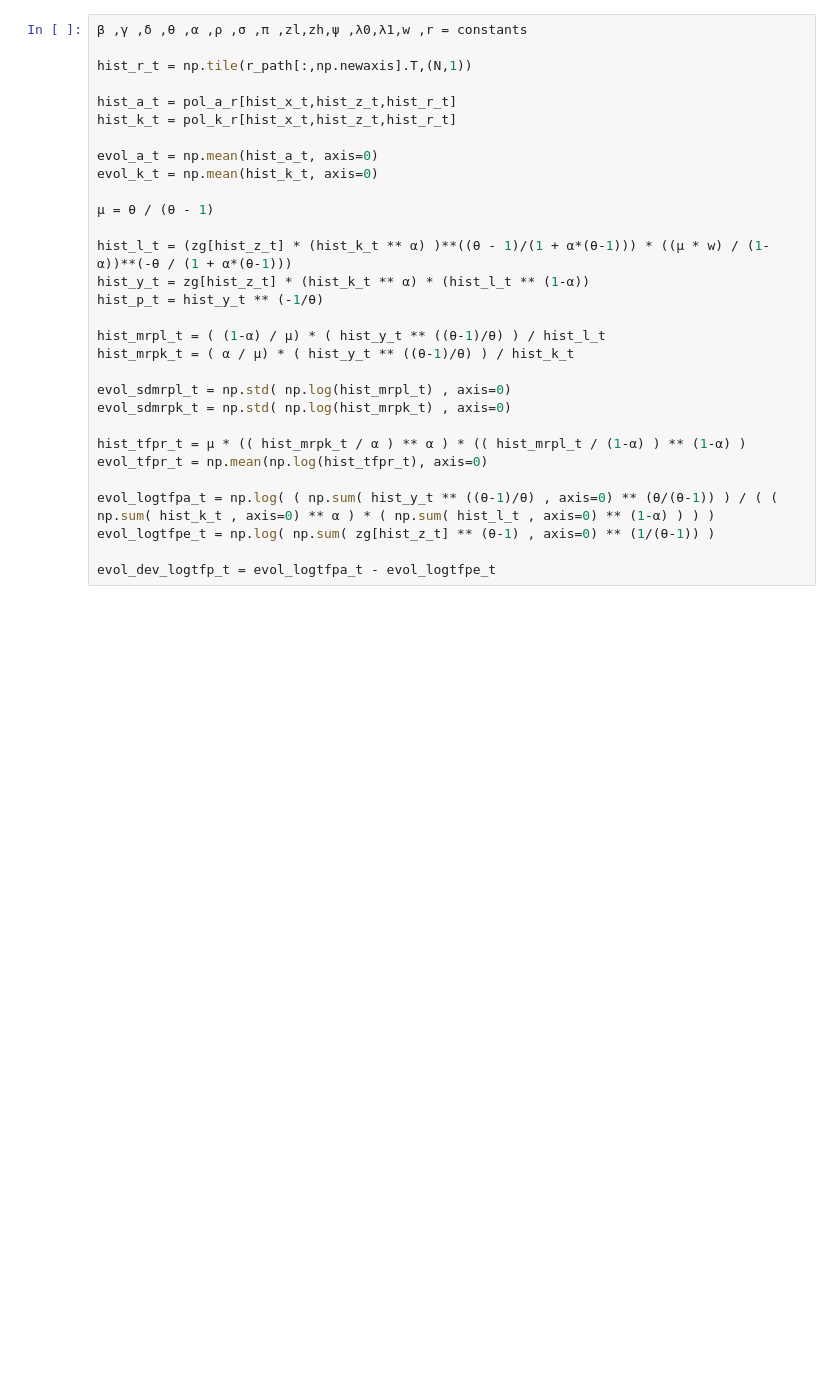
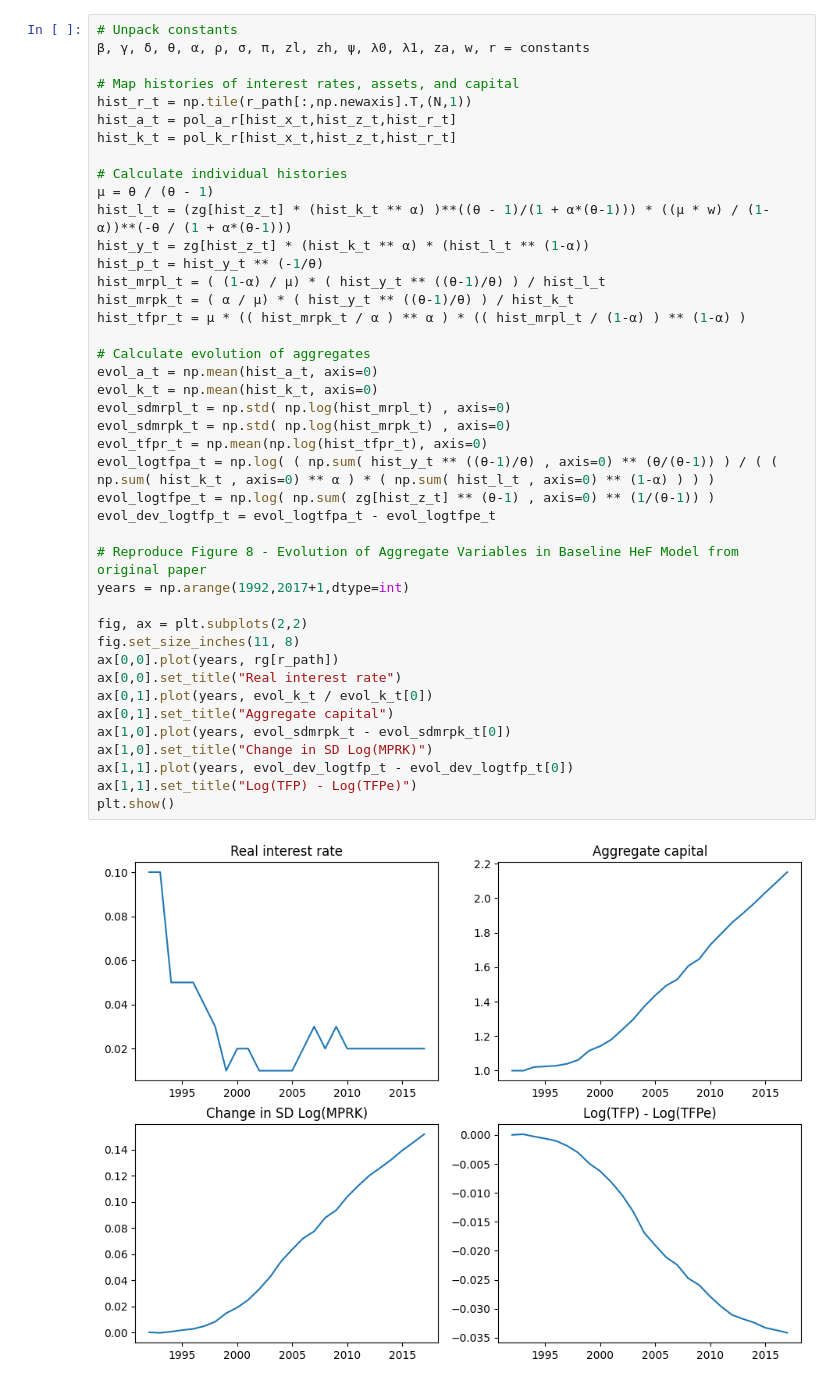
Before and after one commit to PedroArmada/replications, a Jupyter notebook: gopinath/gopinath_public.ipynb, the cells around one changed output. Cells and saved outputs as stored; diff of their text form; blank space fills up the shorter version.

```diff
--- a/gopinath/gopinath_public.ipynb
+++ b/gopinath/gopinath_public.ipynb
@@ -435,31 +460,45 @@ for ri in range(len(r_path)):
     dist_x = hist_x_t[:,ri]
 # %%
-β ,γ ,δ ,θ ,α ,ρ ,σ ,π ,zl,zh,ψ ,λ0,λ1,w ,r = constants
+# Unpack constants
+β, γ, δ, θ, α, ρ, σ, π, zl, zh, ψ, λ0, λ1, za, w, r = constants
 
+# Map histories of interest rates, assets, and capital
 hist_r_t = np.tile(r_path[:,np.newaxis].T,(N,1))
-
 hist_a_t = pol_a_r[hist_x_t,hist_z_t,hist_r_t]
 hist_k_t = pol_k_r[hist_x_t,hist_z_t,hist_r_t]
 
-evol_a_t = np.mean(hist_a_t, axis=0)
-evol_k_t = np.mean(hist_k_t, axis=0)
-
+# Calculate individual histories
 μ = θ / (θ - 1)
-
 hist_l_t = (zg[hist_z_t] * (hist_k_t ** α) )**((θ - 1)/(1 + α*(θ-1))) * ((μ * w) / (1-α))**(-θ / (1 + α*(θ-1)))
 hist_y_t = zg[hist_z_t] * (hist_k_t ** α) * (hist_l_t ** (1-α))
 hist_p_t = hist_y_t ** (-1/θ)
-
 hist_mrpl_t = ( (1-α) / μ) * ( hist_y_t ** ((θ-1)/θ) ) / hist_l_t
 hist_mrpk_t = ( α / μ) * ( hist_y_t ** ((θ-1)/θ) ) / hist_k_t
+hist_tfpr_t = μ * (( hist_mrpk_t / α ) ** α ) * (( hist_mrpl_t / (1-α) ) ** (1-α) )
 
+# Calculate evolution of aggregates
+evol_a_t = np.mean(hist_a_t, axis=0)
+evol_k_t = np.mean(hist_k_t, axis=0)
 evol_sdmrpl_t = np.std( np.log(hist_mrpl_t) , axis=0)
 evol_sdmrpk_t = np.std( np.log(hist_mrpk_t) , axis=0)
-
-hist_tfpr_t = μ * (( hist_mrpk_t / α ) ** α ) * (( hist_mrpl_t / (1-α) ) ** (1-α) )
 evol_tfpr_t = np.mean(np.log(hist_tfpr_t), axis=0)
-
 evol_logtfpa_t = np.log( ( np.sum( hist_y_t ** ((θ-1)/θ) , axis=0) ** (θ/(θ-1)) ) / ( ( np.sum( hist_k_t , axis=0) ** α ) * ( np.sum( hist_l_t , axis=0) ** (1-α) ) ) )
 evol_logtfpe_t = np.log( np.sum( zg[hist_z_t] ** (θ-1) , axis=0) ** (1/(θ-1)) )
+evol_dev_logtfp_t = evol_logtfpa_t - evol_logtfpe_t
 
-evol_dev_logtfp_t = evol_logtfpa_t - evol_logtfpe_t
+# Reproduce Figure 8 - Evolution of Aggregate Variables in Baseline HeF Model from original paper
+years = np.arange(1992,2017+1,dtype=int)
+
+fig, ax = plt.subplots(2,2)
+fig.set_size_inches(11, 8)
+ax[0,0].plot(years, rg[r_path])
+ax[0,0].set_title("Real interest rate")
+ax[0,1].plot(years, evol_k_t / evol_k_t[0])
+ax[0,1].set_title("Aggregate capital")
+ax[1,0].plot(years, evol_sdmrpk_t - evol_sdmrpk_t[0])
+ax[1,0].set_title("Change in SD Log(MPRK)")
+ax[1,1].plot(years, evol_dev_logtfp_t - evol_dev_logtfp_t[0])
+ax[1,1].set_title("Log(TFP) - Log(TFPe)")
+plt.show()
+# %% [output]
+[figure, added]
```
Also changed, not shown: parts of 30 cells of this notebook.
